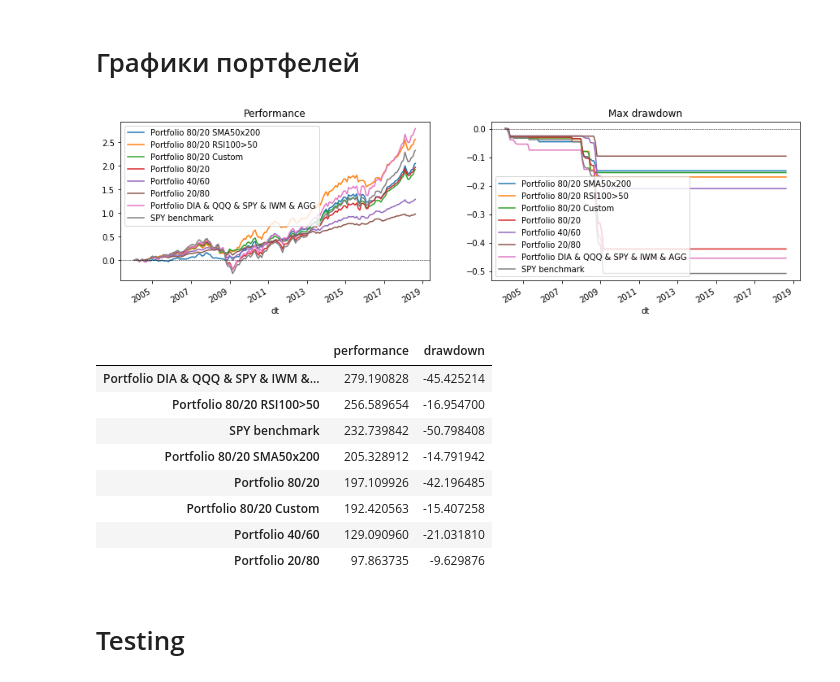
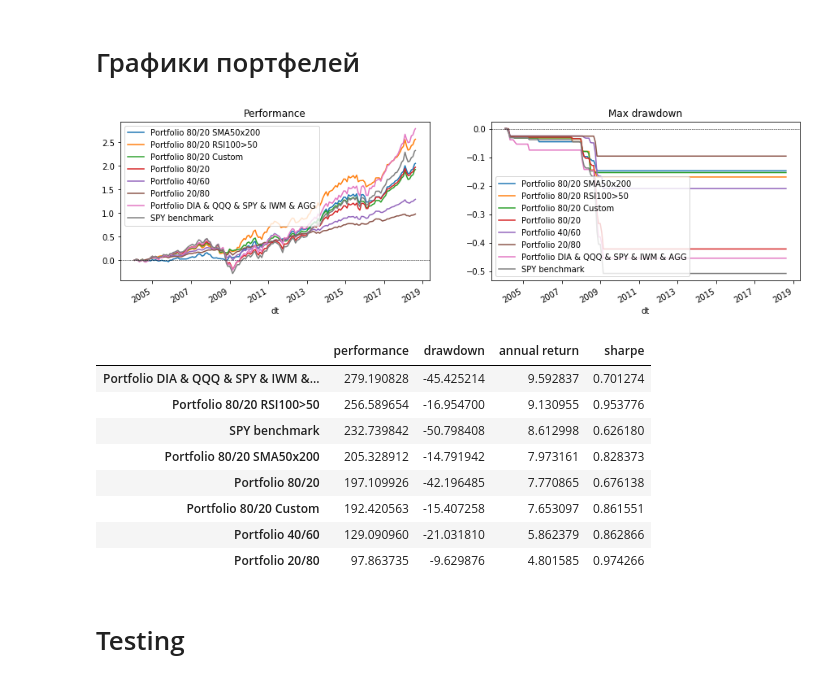
Before and after one commit to iamraa/rebalance.portfolio.python, a Jupyter notebook: portfolio.visualizer.ipynb, the cells around one changed output. Cells and saved outputs as stored; diff of their text form; code cells hidden in the pictures.

Commit message:
add sharpe & annual return

```diff
--- a/portfolio.visualizer.ipynb
+++ b/portfolio.visualizer.ipynb
@@ -306,14 +306,33 @@ def rebalance_custom(x, df=None):
         return 1  # balance not changed
     return (data[fltr].pct_close * data[fltr]['size']).sum() / data[fltr]['size'].sum()
 
-def drawdown(chg, is_max=False):
+def drawdown(performance, is_max=False):
     # max drawdowns of returns
-    total = len(chg.index)
-    rolling_max = chg.rolling(total, min_periods=1).max()
-    daily_drawdown = chg/rolling_max - 1.0
+    total = len(performance.index)
+    rolling_max = performance.rolling(total, min_periods=1).max()
+    daily_drawdown = performance / rolling_max - 1.0
     if is_max:
         return daily_drawdown.rolling(total, min_periods=1).min()
     return daily_drawdown
+
+def sharpe_ratio(er, rf, stdev):
+    """
+    Коэф. Шарпа
+    er - средняя доходность за период
+    rf - безрисковая ставка за период
+    stdev - стандартное отклонение доходности
+    """
+    return (er - rf) / stdev
+
+def rate_for_period(rate, T=1):
+    """
+    Процент за период
+    rate - исходная доходность
+    T - кол-во периодов исходной доходности
+    """
+    P = 1 + rate
+    p = (P ** (1 / T) - 1)
+    return (p + 1) - 1
 # %% [markdown]
 ### Portfolios
 # %%
@@ -338,6 +357,10 @@ for p in portfolios:
     p['performance'] = (rebalance_perf.rolling(len(rebalance_perf), min_periods=1).apply(np.prod, raw=True) - 1)
     p['drawdown'] = drawdown(p['performance'] + 1, is_max=True)
 
+    total_years = (rebalance_perf.index.max().date() - rebalance_perf.index.min().date()).days / 365
+    p['annual return'] = rate_for_period(p['performance'][-1], total_years)
+    p['sharpe'] = sharpe_ratio(np.sqrt(12) * (rebalance_perf - 1).mean(), rate_for_period(0.03, 12), np.std(rebalance_perf - 1))
+
 print("Total: ", len(portfolios))
 # %% [output]
 Total:  8
@@ -346,31 +369,33 @@ Total:  8
 # %%
 results = pd.DataFrame([])
 fig = plt.figure(figsize=(15, 4), facecolor='white')
 
 ax_perf = fig.add_subplot(121)
 ax_dd = fig.add_subplot(122)
 for p in portfolios:
     p['performance'].rename(p['name']).plot(ax=ax_perf, legend=True, title='Performance')
     p['drawdown'].rename(p['name']).plot(ax=ax_dd, legend=True, title='Max drawdown')
 
     results.loc[p['name'], 'performance'] = p['performance'][-1] * 100
     results.loc[p['name'], 'drawdown'] = p['drawdown'][-1] * 100
+    results.loc[p['name'], 'annual return'] = p['annual return'] * 100
+    results.loc[p['name'], 'sharpe'] = p['sharpe']
 
 ax_perf.axhline(0, color='k', linestyle='--', lw=0.5)
 ax_dd.axhline(0, color='k', linestyle='--', lw=0.5)
 
 plt.show()
 results.sort_values('performance', ascending=False)
 # %% [output]
 [figure]
-|  | performance | drawdown |
-| Portfolio DIA & QQQ & SPY & IWM &... | 279.190828 | -45.425214 |
-| Portfolio 80/20 RSI100>50 | 256.589654 | -16.954700 |
-| SPY benchmark | 232.739842 | -50.798408 |
-| Portfolio 80/20 SMA50x200 | 205.328912 | -14.791942 |
-| Portfolio 80/20 | 197.109926 | -42.196485 |
-| Portfolio 80/20 Custom | 192.420563 | -15.407258 |
-| Portfolio 40/60 | 129.090960 | -21.031810 |
-| Portfolio 20/80 | 97.863735 | -9.629876 |
+|  | performance | drawdown | annual return | sharpe |
+| Portfolio DIA & QQQ & SPY & IWM &... | 279.190828 | -45.425214 | 9.592837 | 0.701274 |
+| Portfolio 80/20 RSI100>50 | 256.589654 | -16.954700 | 9.130955 | 0.953776 |
+| SPY benchmark | 232.739842 | -50.798408 | 8.612998 | 0.626180 |
+| Portfolio 80/20 SMA50x200 | 205.328912 | -14.791942 | 7.973161 | 0.828373 |
+| Portfolio 80/20 | 197.109926 | -42.196485 | 7.770865 | 0.676138 |
+| Portfolio 80/20 Custom | 192.420563 | -15.407258 | 7.653097 | 0.861551 |
+| Portfolio 40/60 | 129.090960 | -21.031810 | 5.862379 | 0.862866 |
+| Portfolio 20/80 | 97.863735 | -9.629876 | 4.801585 | 0.974266 |
 # %% [markdown]
 # Testing
```
